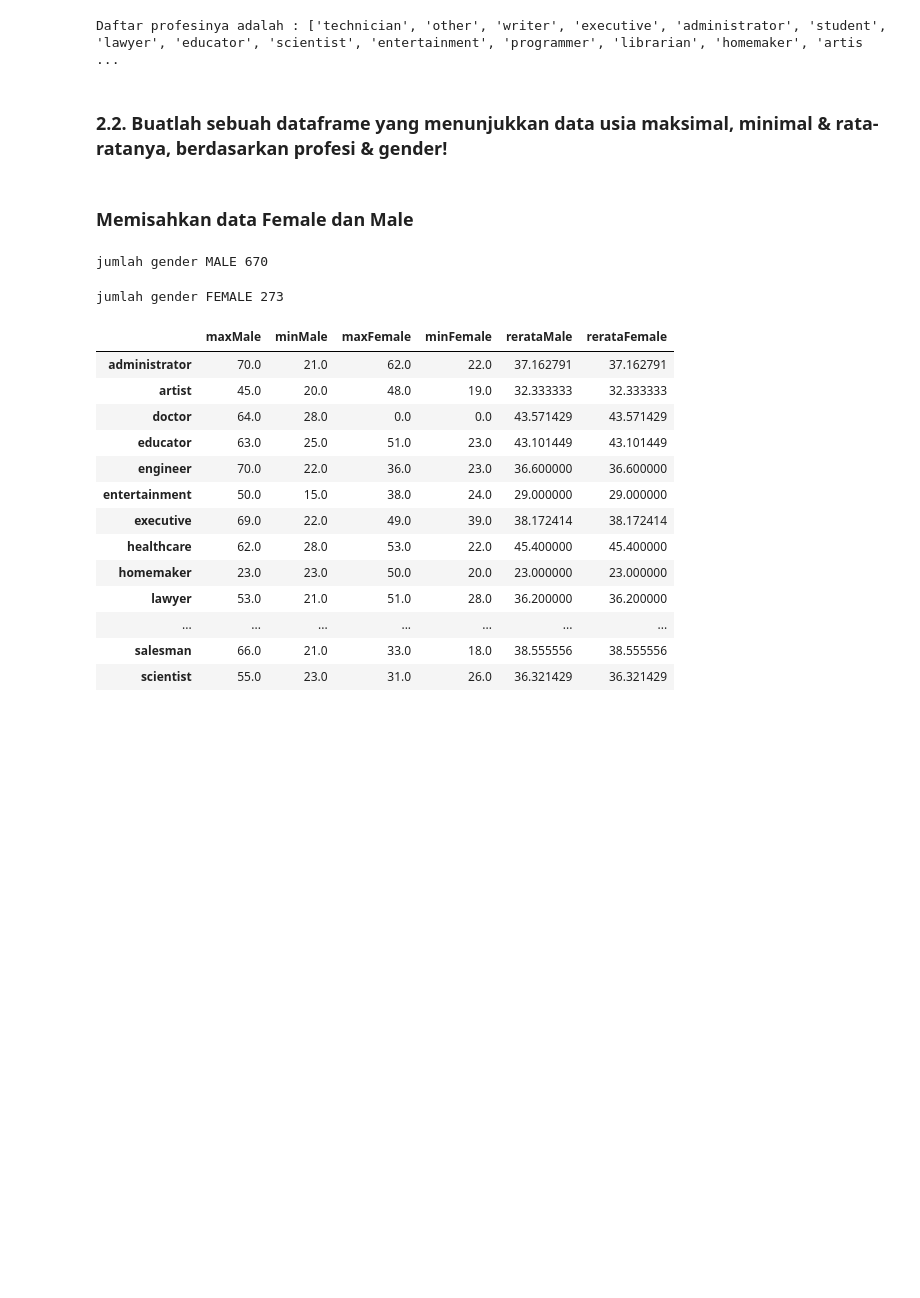
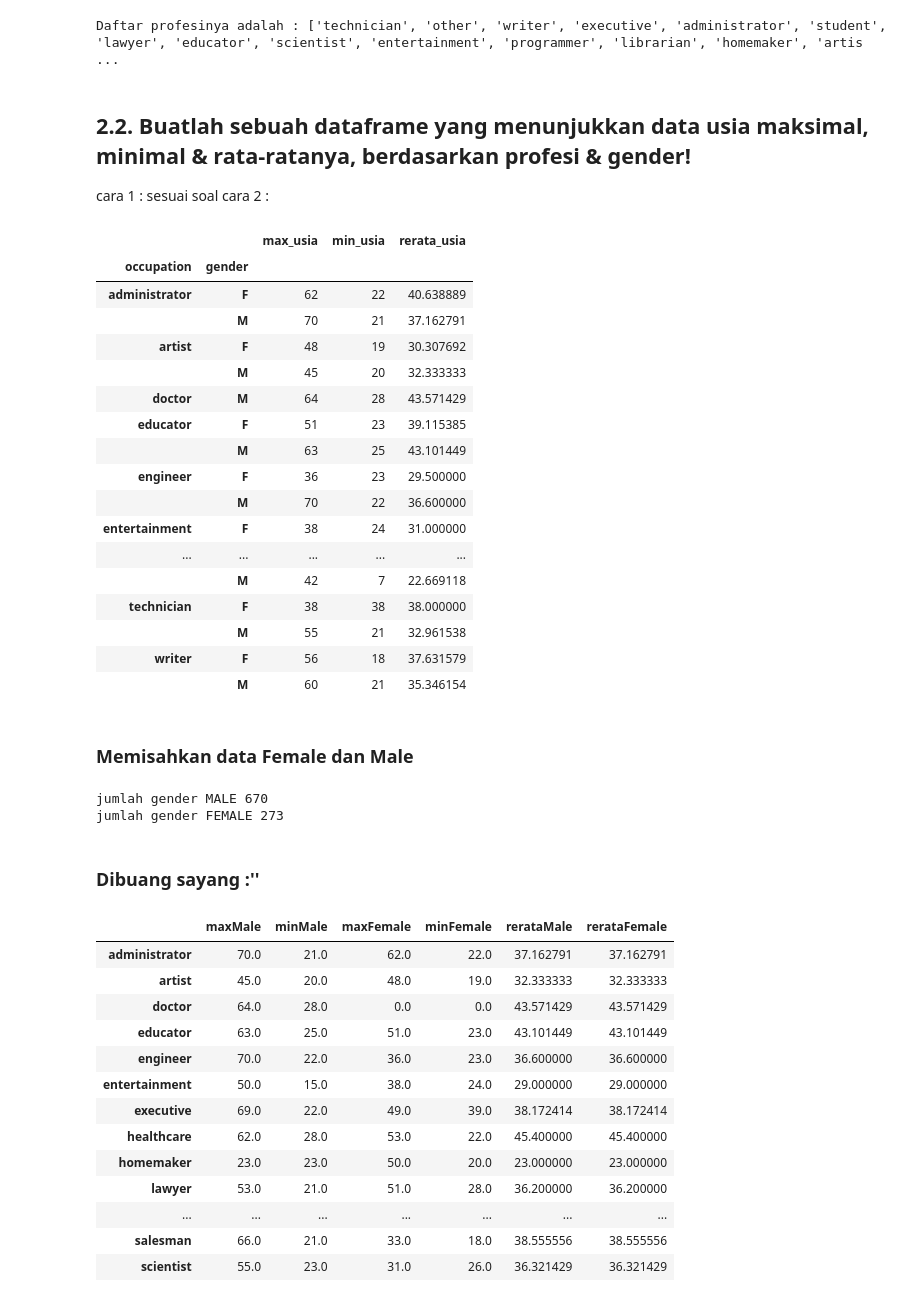
Before and after one commit to nadianingtias/Daftar_Profesi, a Jupyter notebook: ujian_datavis_jcds07.ipynb, the cells around one changed output. Cells and saved outputs as stored; diff of their text form; code cells hidden in the pictures; blank space fills up the shorter version.

```diff
--- a/ujian_datavis_jcds07.ipynb
+++ b/ujian_datavis_jcds07.ipynb
@@ -29,17 +30,50 @@ print(f"Daftar profesinya adalah : {macamProfesi}")
 # %% [output]
 Daftar profesinya adalah : ['technician', 'other', 'writer', 'executive', 'administrator', 'student', 'lawyer', 'educator', 'scientist', 'entertainment', 'programmer', 'librarian', 'homemaker', 'artis ...
 # %% [markdown]
-### 2.2. Buatlah sebuah dataframe yang menunjukkan data usia maksimal, minimal & rata-ratanya, berdasarkan profesi & gender!
+## 2.2. Buatlah sebuah dataframe yang menunjukkan data usia maksimal, minimal & rata-ratanya, berdasarkan profesi & gender!
+
+cara 1 : sesuai soal
+cara 2 :
+# %%
+dfYukMax = df.groupby(['occupation','gender']).max()
+dfYukMin =  df.groupby(['occupation','gender']).min()
+dfYukMean =  df.groupby(['occupation','gender']).mean()
+# dfYukMin.age
+# dfYukMax.age
+# dfYukMean.age
+dfIniDia = pd.concat([dfYukMax.age,dfYukMin.age, dfYukMean.age], axis=1)
+dfIniDia.columns =['max_usia','min_usia','rerata_usia']
+dfIniDia
+# %% [output]
+|  |  | max_usia | min_usia | rerata_usia |
+| occupation | gender |  |  |  |
+| administrator | F | 62 | 22 | 40.638889 |
+|  | M | 70 | 21 | 37.162791 |
+| artist | F | 48 | 19 | 30.307692 |
+|  | M | 45 | 20 | 32.333333 |
+| doctor | M | 64 | 28 | 43.571429 |
+| educator | F | 51 | 23 | 39.115385 |
+|  | M | 63 | 25 | 43.101449 |
+| engineer | F | 36 | 23 | 29.500000 |
+|  | M | 70 | 22 | 36.600000 |
+| entertainment | F | 38 | 24 | 31.000000 |
+| ... | ... | ... | ... | ... |
+|  | M | 42 | 7 | 22.669118 |
+| technician | F | 38 | 38 | 38.000000 |
+|  | M | 55 | 21 | 32.961538 |
+| writer | F | 56 | 18 | 37.631579 |
+|  | M | 60 | 21 | 35.346154 |
 # %% [markdown]
 ### Memisahkan data Female dan Male
 # %%
 dfMale = df[df['gender']=='M']
 print("jumlah gender MALE",len(dfMale))
+
+dfFemale = df[df.gender == 'F']
+print("jumlah gender FEMALE",len(dfFemale))
 # %% [output]
 jumlah gender MALE 670
+jumlah gender FEMALE 273
-# %%
-dfFemale = df[df.gender == 'F']
-print("jumlah gender FEMALE",len(dfFemale))
-# %% [output]
-jumlah gender FEMALE 273
+# %% [markdown]
+### Dibuang sayang :''
 # %%
```
Also changed, not shown: parts of 4 cells of this notebook.
